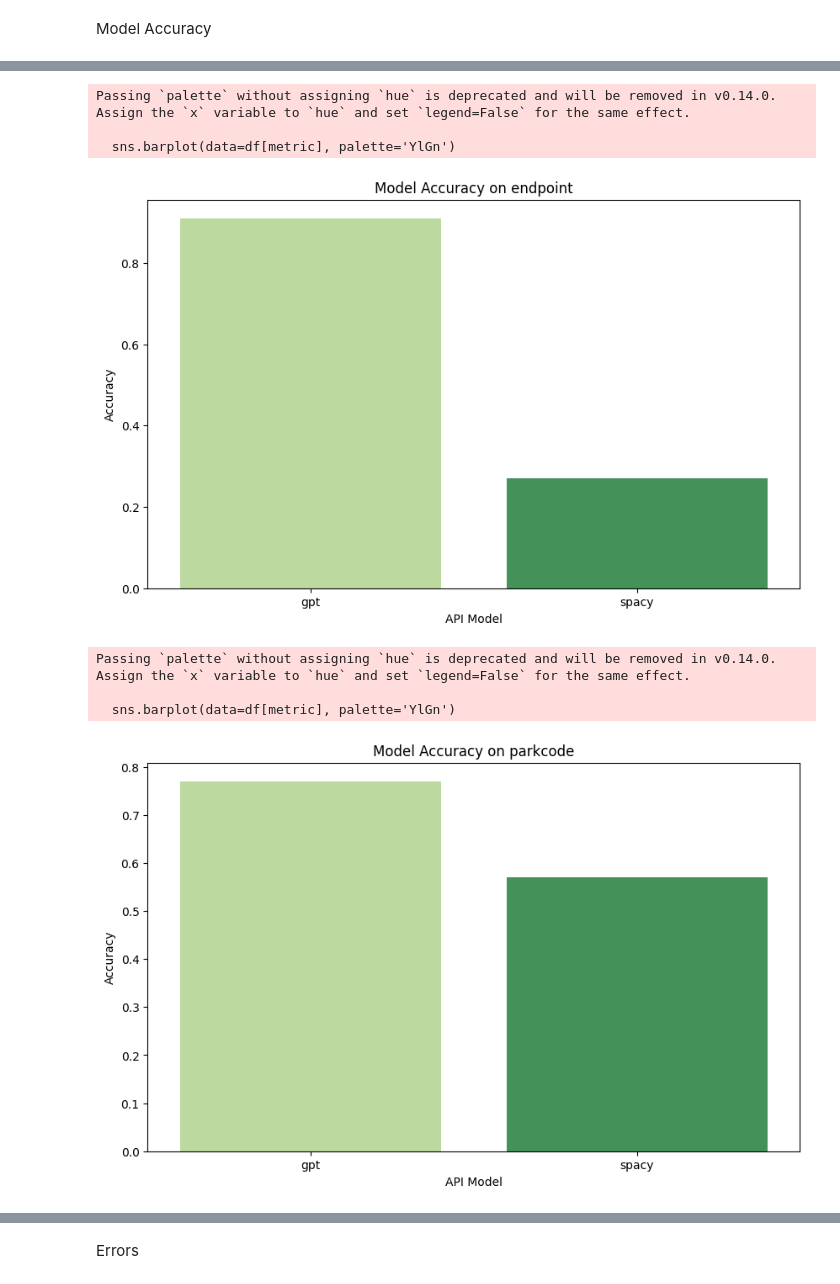
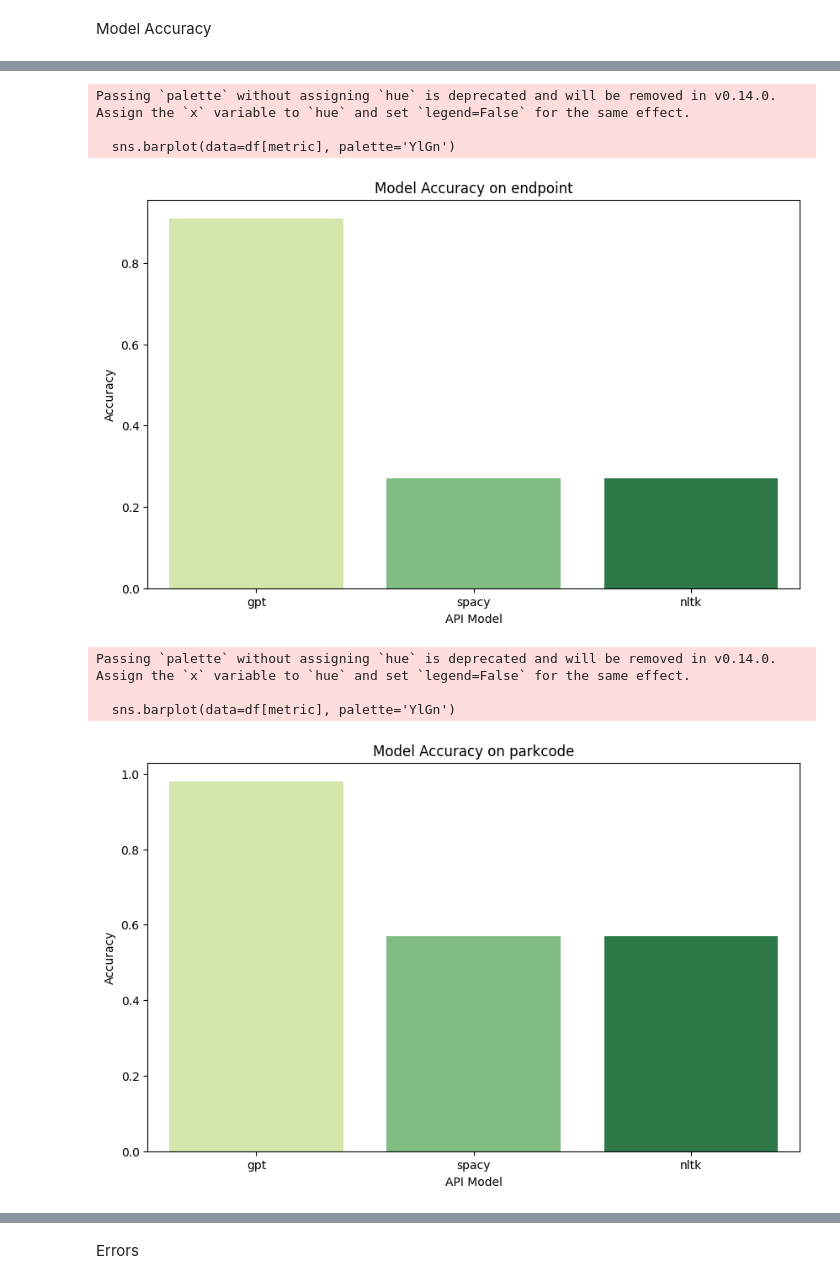
Before and after one commit to nblakkanesser/MADS_Capstone, a Jupyter notebook: 06_nps_evaluation/api_evaluation.ipynb, the cells around one changed output, grey strips where cells are left out. Drawn from its saved outputs; the diff is of its cells as text; code cells hidden in the pictures.

```diff
--- a/06_nps_evaluation/api_evaluation.ipynb
+++ b/06_nps_evaluation/api_evaluation.ipynb
@@ -95,6 +108,10 @@ nltk_model_functions = NLTKModelFunctions(config, park_csv_path)
 query = 'What state is Green Springs in?'
 endpoint, park_code, intent, output = nltk_model_functions.api_call(query)
 print(endpoint, park_code, intent)
+# %%
+test_data['nltk_intent'] = 'fullnames'
+test_data['nltk_endpoint'] = 'parkss'
+test_data['nltk_parkcode'] = 'frsp'
 # %%
 test_data.head()
 # %% [output]
@@ -124,7 +141,7 @@ def model_accuracy (df, metrics, models):
         plot_accuracy(acc_df, metric)
     return acc_df
 
-accuracy_df = model_accuracy(test_data, ['intent', 'endpoint', 'parkcode'], ['gpt', 'spacy'])#, nltk'])
+accuracy_df = model_accuracy(test_data, ['intent', 'endpoint', 'parkcode'], ['gpt', 'spacy', 'nltk'])
 # %% [output]
 Passing `palette` without assigning `hue` is deprecated and will be removed in v0.14.0. Assign the `x` variable to `hue` and set `legend=False` for the same effect.
 
@@ -133,8 +150,8 @@ Passing `palette` without assigning `hue` is deprecated and will be removed in v
 Passing `palette` without assigning `hue` is deprecated and will be removed in v0.14.0. Assign the `x` variable to `hue` and set `legend=False` for the same effect.
 
   sns.barplot(data=df[metric], palette='YlGn')
-[figure, old version]
+[figure, new version]
 Passing `palette` without assigning `hue` is deprecated and will be removed in v0.14.0. Assign the `x` variable to `hue` and set `legend=False` for the same effect.
 
   sns.barplot(data=df[metric], palette='YlGn')
-[figure, old version]
+[figure, new version]
```
Also changed, not shown: parts of 21 cells of this notebook.
